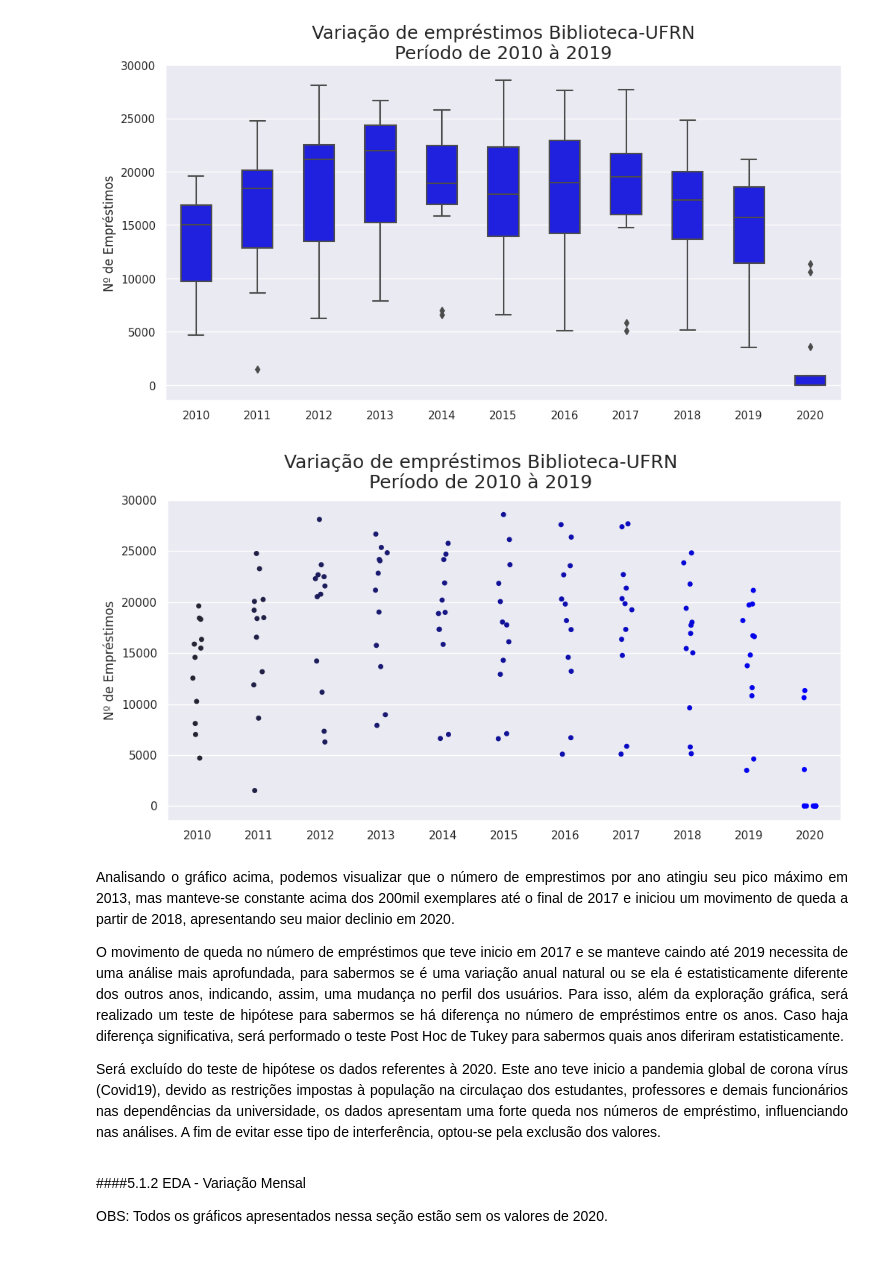
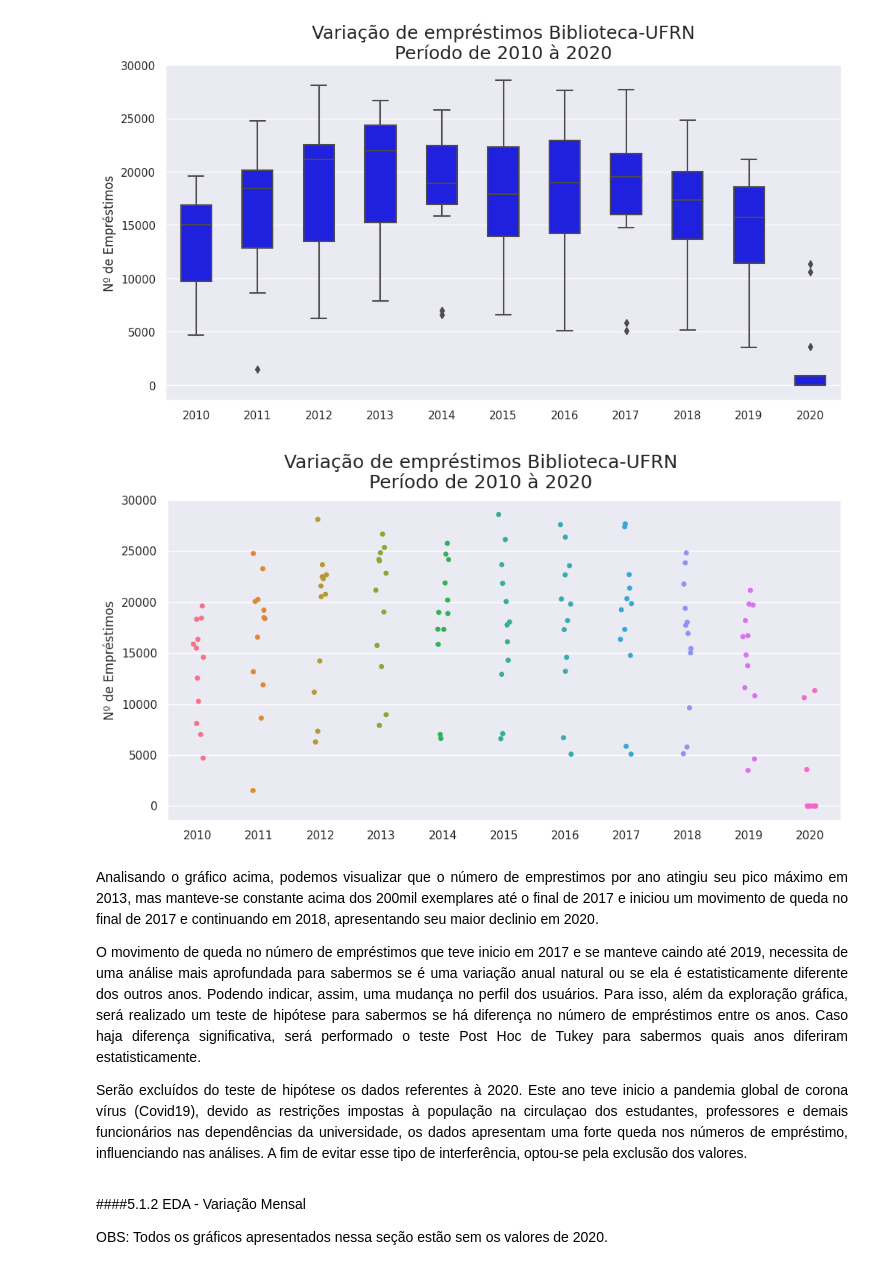
Before and after one commit to JoaoCarraro/Biblioteca, a Jupyter notebook: Portfólio_Biblioteca_UFRN_oficial.ipynb, the cells around one changed output. Drawn from its saved outputs; the diff is of its cells as text; code cells hidden in the pictures.

```diff
--- a/Portfólio_Biblioteca_UFRN_oficial.ipynb
+++ b/Portfólio_Biblioteca_UFRN_oficial.ipynb
@@ -1130,18 +1129,18 @@ plt.show()
 # %% [output]
 [figure]
 # %%
-ax = sns.catplot(data=df_emprestimo_ano.iloc[:,1:12], aspect=2, height=5, color='blue')
-ax.fig.suptitle('Variação de empréstimos Biblioteca-UFRN\nPeríodo de 2010 à 2019', fontsize=18, y=1.08)
+ax = sns.catplot(data=df_emprestimo_ano.iloc[:,1:12], aspect=2, height=5)
+ax.fig.suptitle('Variação de empréstimos Biblioteca-UFRN\nPeríodo de 2010 à 2020', fontsize=18, y=1.08)
 ax.set_axis_labels("", 'Nº de Empréstimos', fontsize = 12)
 plt.show()
 # %% [output]
-[figure, old version]
+[figure, new version]
 # %% [markdown]
-<p align = "justify">Analisando o gráfico acima, podemos visualizar que o número de emprestimos por ano atingiu seu pico máximo em 2013, mas manteve-se constante acima dos 200mil exemplares até o final de 2017 e iniciou um movimento de queda a partir de 2018, apresentando seu maior declinio em 2020.</p>
+<p align = "justify">Analisando o gráfico acima, podemos visualizar que o número de emprestimos por ano atingiu seu pico máximo em 2013, mas manteve-se constante acima dos 200mil exemplares até o final de 2017 e iniciou um movimento de queda no final de 2017 e continuando em 2018, apresentando seu maior declinio em 2020.</p>
 
-<p align = "justify">O movimento de queda no número de empréstimos que teve inicio em 2017 e se manteve caindo até 2019 necessita de uma análise mais aprofundada, para sabermos se é uma variação anual natural ou se ela é estatisticamente diferente dos outros anos, indicando, assim, uma mudança no perfil dos usuários. Para isso, além da exploração gráfica, será realizado um teste de hipótese para sabermos se há diferença no número de empréstimos entre os anos. Caso haja diferença significativa, será performado o teste Post Hoc de Tukey para sabermos quais anos diferiram estatisticamente.
+<p align = "justify">O movimento de queda no número de empréstimos que teve inicio em 2017 e se manteve caindo até 2019, necessita de uma análise mais aprofundada para sabermos se é uma variação anual natural ou se ela é estatisticamente diferente dos outros anos. Podendo indicar, assim, uma mudança no perfil dos usuários. Para isso, além da exploração gráfica, será realizado um teste de hipótese para sabermos se há diferença no número de empréstimos entre os anos. Caso haja diferença significativa, será performado o teste Post Hoc de Tukey para sabermos quais anos diferiram estatisticamente.
 
-<p align = "justify">Será excluído do teste de hipótese os dados referentes à 2020. Este ano teve inicio a pandemia global de corona vírus (Covid19), devido as restrições impostas à população na circulaçao dos estudantes, professores e demais funcionários nas dependências da universidade, os dados apresentam uma forte queda nos números de empréstimo, influenciando nas análises. A fim de evitar esse tipo de interferência, optou-se pela exclusão dos valores.
+<p align = "justify">Serão excluídos do teste de hipótese os dados referentes à 2020. Este ano teve inicio a pandemia global de corona vírus (Covid19), devido as restrições impostas à população na circulaçao dos estudantes, professores e demais funcionários nas dependências da universidade, os dados apresentam uma forte queda nos números de empréstimo, influenciando nas análises. A fim de evitar esse tipo de interferência, optou-se pela exclusão dos valores.
 # %% [markdown]
 ####5.1.2 EDA - Variação Mensal
 
```
Also changed, not shown: parts of 27 cells of this notebook.
